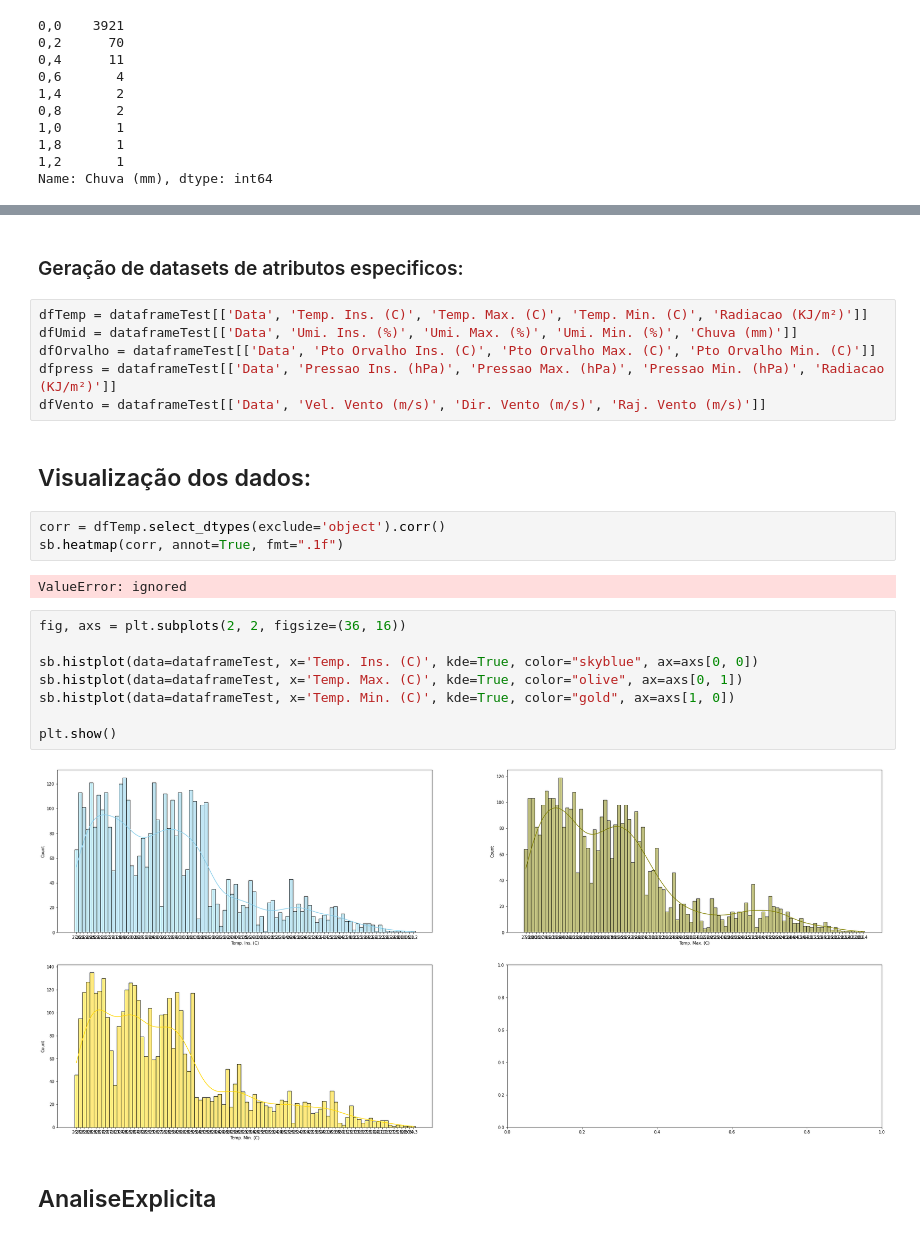
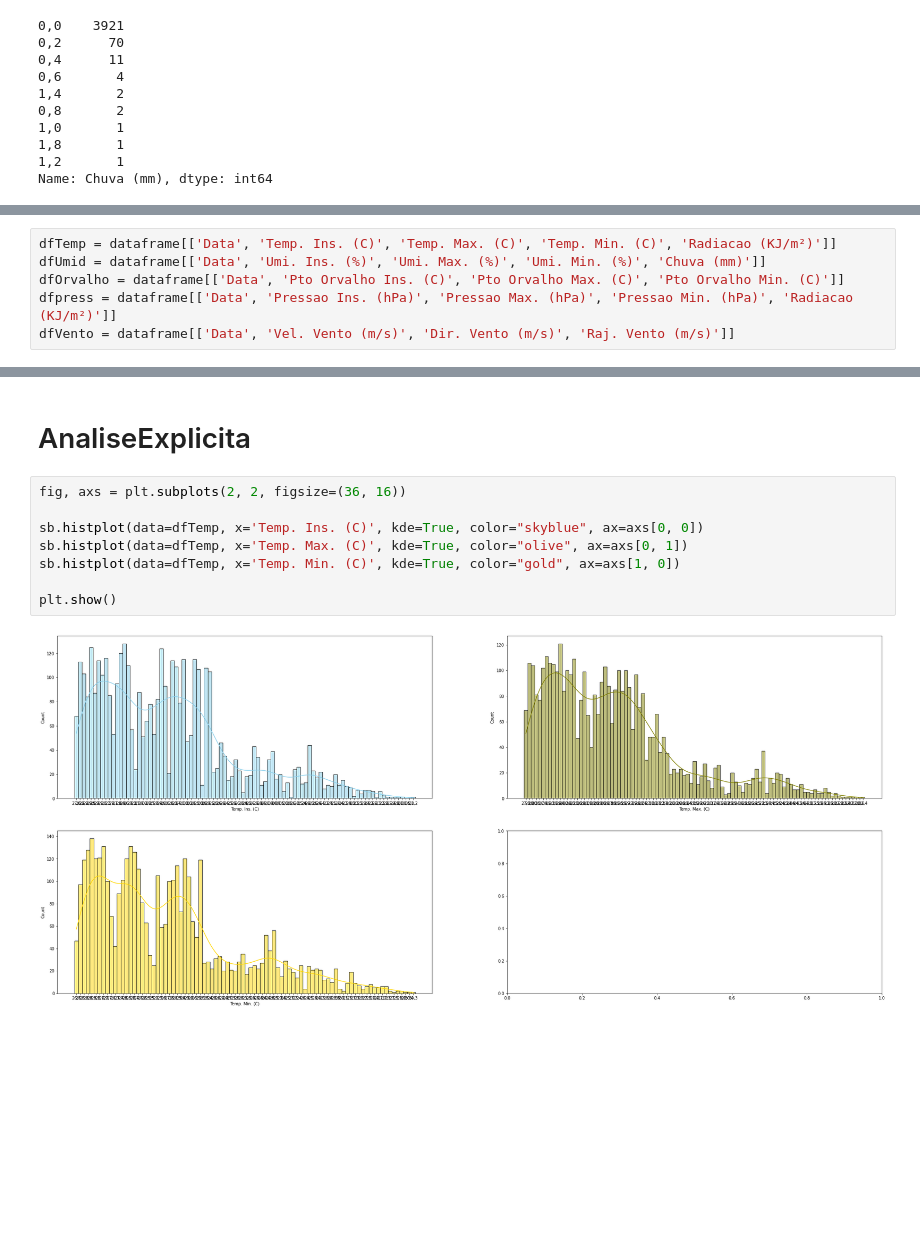
Before and after one commit to Gus-1003/Meteorologia_Estudos_Dados, a Jupyter notebook: Análise_Dados_Historicos_Anuais_INMET/Analise_INMET_Natal_RN_2021.ipynb, the cells around one changed output, grey strips where cells are left out. Cells and saved outputs as stored; diff of their text form; blank space fills up the shorter version.

```diff
--- a/Análise_Dados_Historicos_Anuais_INMET/Analise_INMET_Natal_RN_2021.ipynb
+++ b/Análise_Dados_Historicos_Anuais_INMET/Analise_INMET_Natal_RN_2021.ipynb
@@ -245,2 +242,8 @@ Name: Chuva (mm), dtype: int64
+# %%
+dfTemp = dataframe[['Data', 'Temp. Ins. (C)', 'Temp. Max. (C)', 'Temp. Min. (C)', 'Radiacao (KJ/m²)']]
+dfUmid = dataframe[['Data', 'Umi. Ins. (%)', 'Umi. Max. (%)', 'Umi. Min. (%)', 'Chuva (mm)']]
+dfOrvalho = dataframe[['Data', 'Pto Orvalho Ins. (C)', 'Pto Orvalho Max. (C)', 'Pto Orvalho Min. (C)']]
+dfpress = dataframe[['Data', 'Pressao Ins. (hPa)', 'Pressao Max. (hPa)', 'Pressao Min. (hPa)', 'Radiacao (KJ/m²)']]
+dfVento = dataframe[['Data', 'Vel. Vento (m/s)', 'Dir. Vento (m/s)', 'Raj. Vento (m/s)']]
 # %%
 #mostra tipo de dados das colunas
@@ -266,27 +264,12 @@ memory usage: 582.0+ KB
-# %% [markdown]
-### Geração de datasets de atributos especificos:
-# %%
-dfTemp = dataframeTest[['Data', 'Temp. Ins. (C)', 'Temp. Max. (C)', 'Temp. Min. (C)', 'Radiacao (KJ/m²)']]
-dfUmid = dataframeTest[['Data', 'Umi. Ins. (%)', 'Umi. Max. (%)', 'Umi. Min. (%)', 'Chuva (mm)']]
-dfOrvalho = dataframeTest[['Data', 'Pto Orvalho Ins. (C)', 'Pto Orvalho Max. (C)', 'Pto Orvalho Min. (C)']]
-dfpress = dataframeTest[['Data', 'Pressao Ins. (hPa)', 'Pressao Max. (hPa)', 'Pressao Min. (hPa)', 'Radiacao (KJ/m²)']]
-dfVento = dataframeTest[['Data', 'Vel. Vento (m/s)', 'Dir. Vento (m/s)', 'Raj. Vento (m/s)']]
-# %% [markdown]
-## Visualização dos dados:
-# %%
-corr = dfTemp.select_dtypes(exclude='object').corr()
-sb.heatmap(corr, annot=True, fmt=".1f")
-# %% [output]
-ValueError: ignored
+# %% [markdown]
+# AnaliseExplicita
 # %%
 fig, axs = plt.subplots(2, 2, figsize=(36, 16))
 
-sb.histplot(data=dataframeTest, x='Temp. Ins. (C)', kde=True, color="skyblue", ax=axs[0, 0])
-sb.histplot(data=dataframeTest, x='Temp. Max. (C)', kde=True, color="olive", ax=axs[0, 1])
-sb.histplot(data=dataframeTest, x='Temp. Min. (C)', kde=True, color="gold", ax=axs[1, 0])
+sb.histplot(data=dfTemp, x='Temp. Ins. (C)', kde=True, color="skyblue", ax=axs[0, 0])
+sb.histplot(data=dfTemp, x='Temp. Max. (C)', kde=True, color="olive", ax=axs[0, 1])
+sb.histplot(data=dfTemp, x='Temp. Min. (C)', kde=True, color="gold", ax=axs[1, 0])
 
 plt.show()
 # %% [output]
-[figure, old version]
+[figure, new version]
-# %% [markdown]
-## AnaliseExplicita
```
Also changed, not shown: parts of 18 cells of this notebook.
